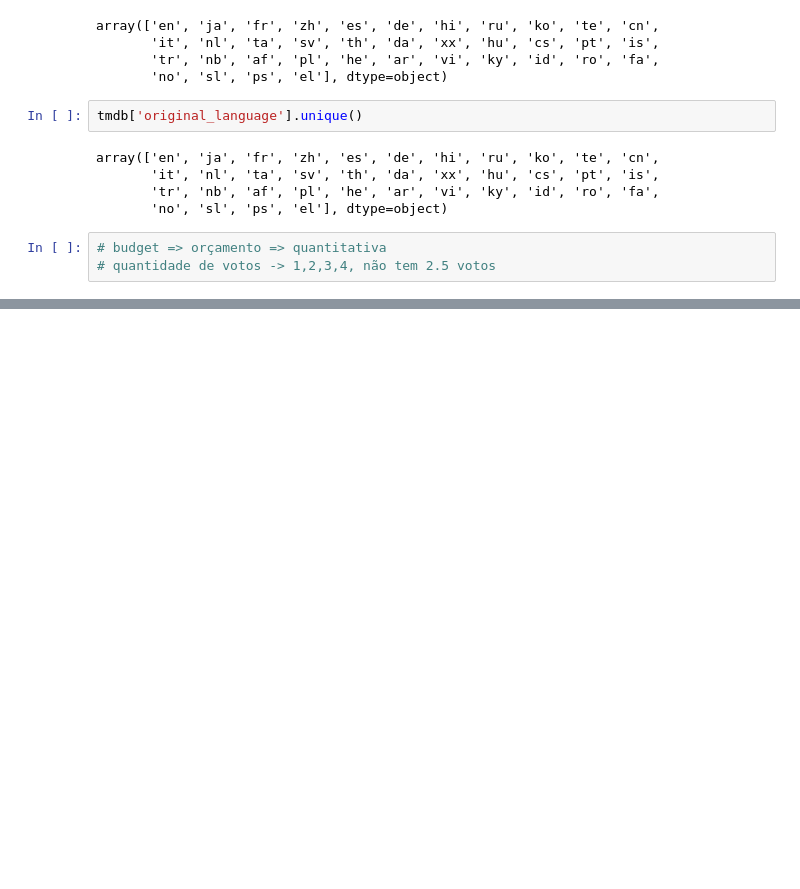
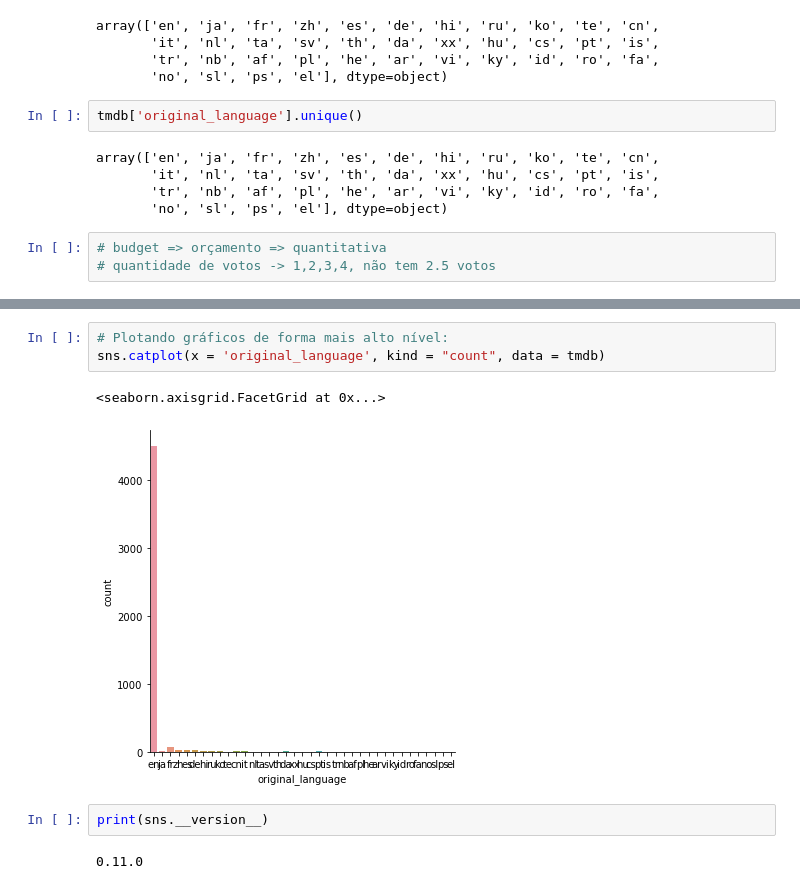
Before and after one commit to LuiMagno/DS_Notebooks, a Jupyter notebook: Alura Data Science/01 - Introdução a Data Science.ipynb, the cells around one changed output, grey strips where cells are left out. Cells and saved outputs as stored; diff of their text form; blank space fills up the shorter version.

```diff
--- a/Alura Data Science/01 - Introdução a Data Science.ipynb
+++ b/Alura Data Science/01 - Introdução a Data Science.ipynb
@@ -319,0 +371,10 @@ O que é quantitativa.
+# %%
+# Plotando gráficos de forma mais alto nível:
+sns.catplot(x = 'original_language', kind = "count", data = tmdb)
+# %% [output]
+<seaborn.axisgrid.FacetGrid at 0x...>
+[figure, added]
+# %%
+print(sns.__version__)
+# %% [output]
+0.11.0
```
Also changed, not shown: parts of 20 cells of this notebook.
